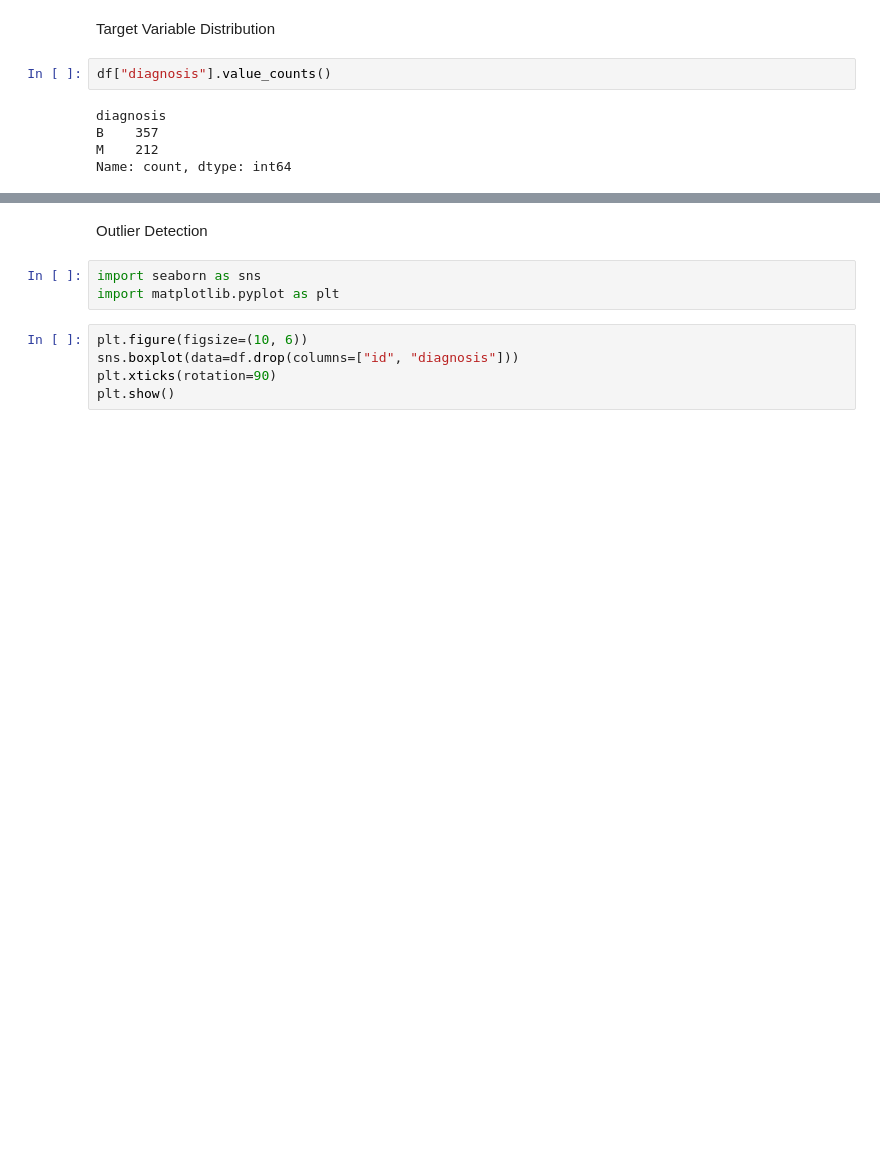
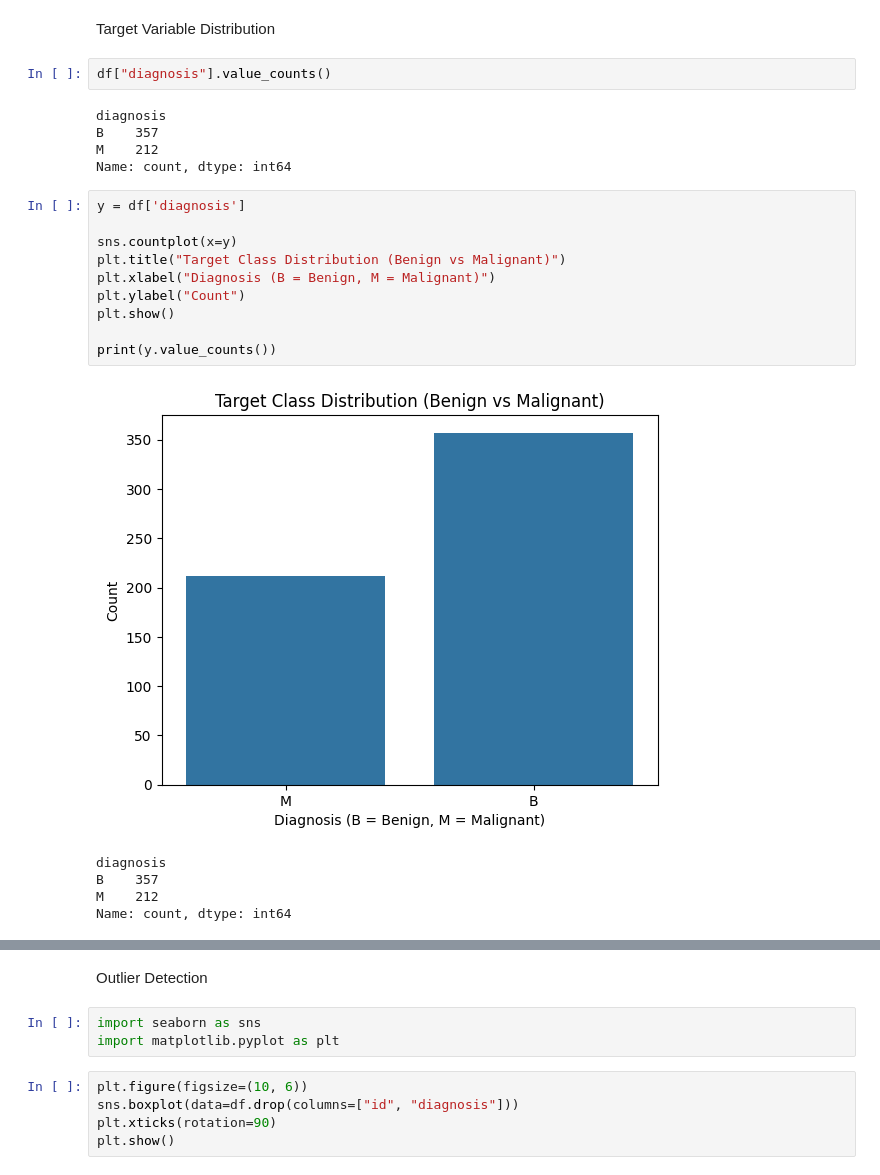
Before and after one commit to Anurodh0011/BREAST-CANCER-DETECTION, a Jupyter notebook: coursework.ipynb, the cells around one changed output, grey strips where cells are left out. Cells and saved outputs as stored; diff of their text form; blank space fills up the shorter version.

```diff
--- a/coursework.ipynb
+++ b/coursework.ipynb
@@ -108,3 +108,19 @@ diagnosis
 B    357
 M    212
 Name: count, dtype: int64
+# %%
+y = df['diagnosis']
+
+sns.countplot(x=y)
+plt.title("Target Class Distribution (Benign vs Malignant)")
+plt.xlabel("Diagnosis (B = Benign, M = Malignant)")
+plt.ylabel("Count")
+plt.show()
+
+print(y.value_counts())
+# %% [output]
+[figure, added]
+diagnosis
+B    357
+M    212
+Name: count, dtype: int64
```
Also changed, not shown: parts of 9 cells of this notebook, 4 other files.
